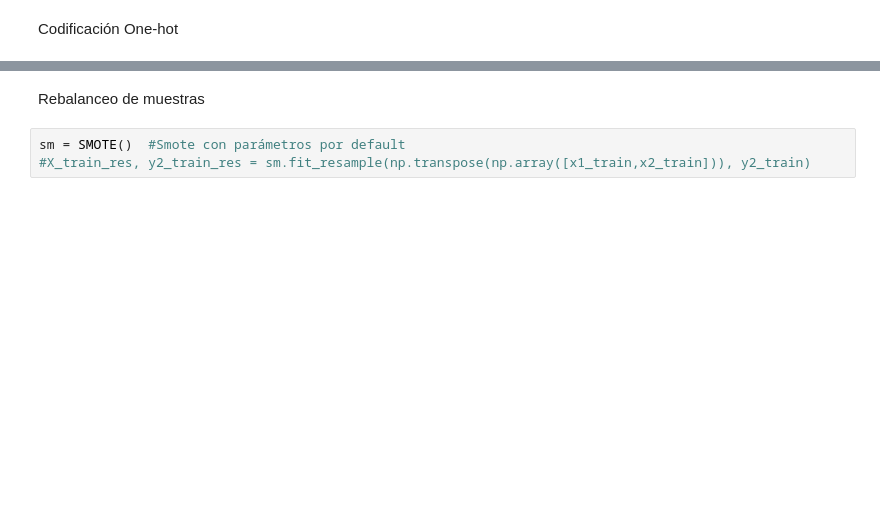
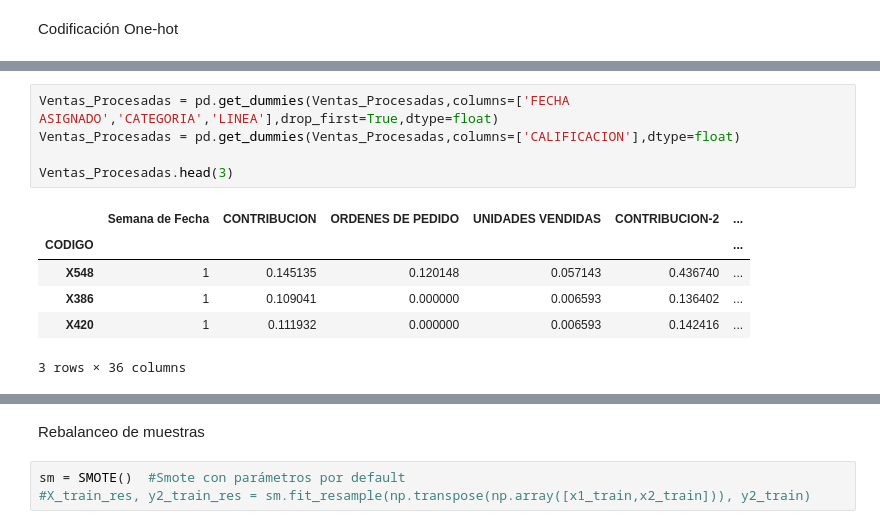
Before and after one commit to christiansakerb/AWS_Random_Forest_Matriz_Boston, a Jupyter notebook: DS_Project.ipynb, the cells around one changed output, grey strips where cells are left out. Cells and saved outputs as stored; diff of their text form; blank space fills up the shorter version.

```diff
--- a/DS_Project.ipynb
+++ b/DS_Project.ipynb
@@ -212,0 +197,12 @@ Ventas_Procesadas
+# %%
+Ventas_Procesadas = pd.get_dummies(Ventas_Procesadas,columns=['FECHA ASIGNADO','CATEGORIA','LINEA'],drop_first=True,dtype=float)
+Ventas_Procesadas = pd.get_dummies(Ventas_Procesadas,columns=['CALIFICACION'],dtype=float)
+
+Ventas_Procesadas.head(3)
+# %% [output]
+|  | Semana de Fecha | CONTRIBUCION | ORDENES DE PEDIDO | UNIDADES VENDIDAS | CONTRIBUCION-2 | ... |
+| CODIGO |  |  |  |  |  | ... |
+| X548 | 1 | 0.145135 | 0.120148 | 0.057143 | 0.436740 | ... |
+| X386 | 1 | 0.109041 | 0.000000 | 0.006593 | 0.136402 | ... |
+| X420 | 1 | 0.111932 | 0.000000 | 0.006593 | 0.142416 | ... |
+3 rows × 36 columns
```
Also changed, not shown: parts of 4 cells of this notebook.
